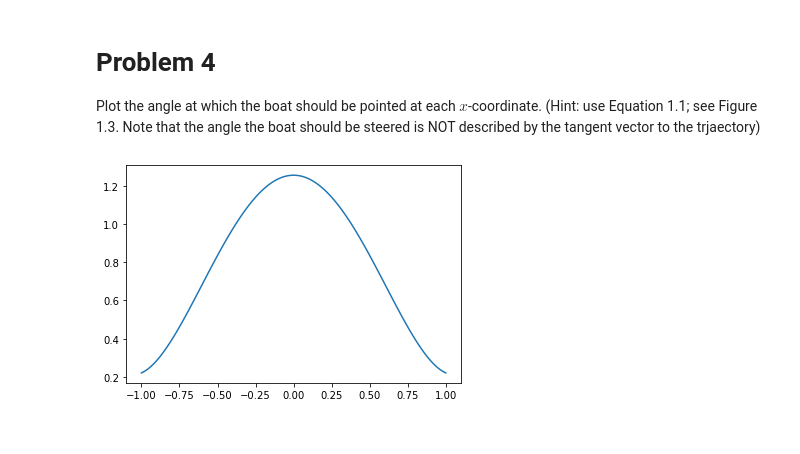
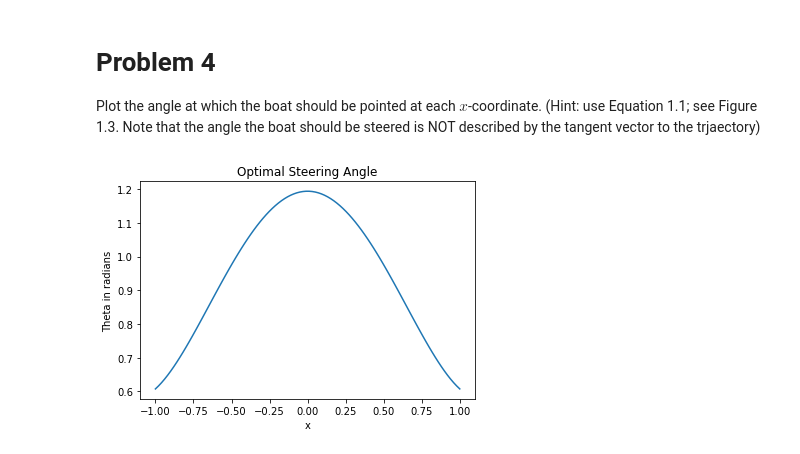
Before and after one commit to bryant0918/Model-Dynamics-and-Control, a Jupyter notebook: RiverCrossing/river_crossing.ipynb, the cells around one changed output. Saved outputs shown, nothing was run; the diff lists cells and outputs as text; code cells hidden in the pictures.

```diff
--- a/RiverCrossing/river_crossing.ipynb
+++ b/RiverCrossing/river_crossing.ipynb
@@ -124,12 +124,23 @@ plt.show()
 # Problem 4
 
 Plot the angle at which the boat should be pointed at each $x$-coordinate. (Hint: use Equation 1.1; see Figure 1.3. Note that the angle the boat should be steered is NOT described by the tangent vector to the trjaectory)
-# %%
-a,b = -1,1
-alpha,beta = 0,5
-x0 = np.linspace(a,b,100)
-
-plt.plot(x0, bary(x,D@roots,baryx)/(np.pi))
-plt.show()
-# %% [output]
-[figure, removed]
+# %%
+a,b = -1,1
+alpha,beta = 0,5
+x0 = np.linspace(a,b,100)
+c = lambda x: -(7/10)*(x**2 - 1)
+
+dy = D@roots
+results = []
+for i,xvals in enumerate(x):
+    get_theta = lambda theta: c(xvals)*1/np.cos(theta) + np.tan(theta) - dy[i]
+
+    results.append(root(get_theta, np.arctan(dy[i])).x)
+
+plt.plot(x0, bary(x,results,x0))
+plt.title("Optimal Steering Angle")
+plt.ylabel("Theta in radians")
+plt.xlabel("x")
+plt.show()
+# %% [output]
+[figure, added]
```
